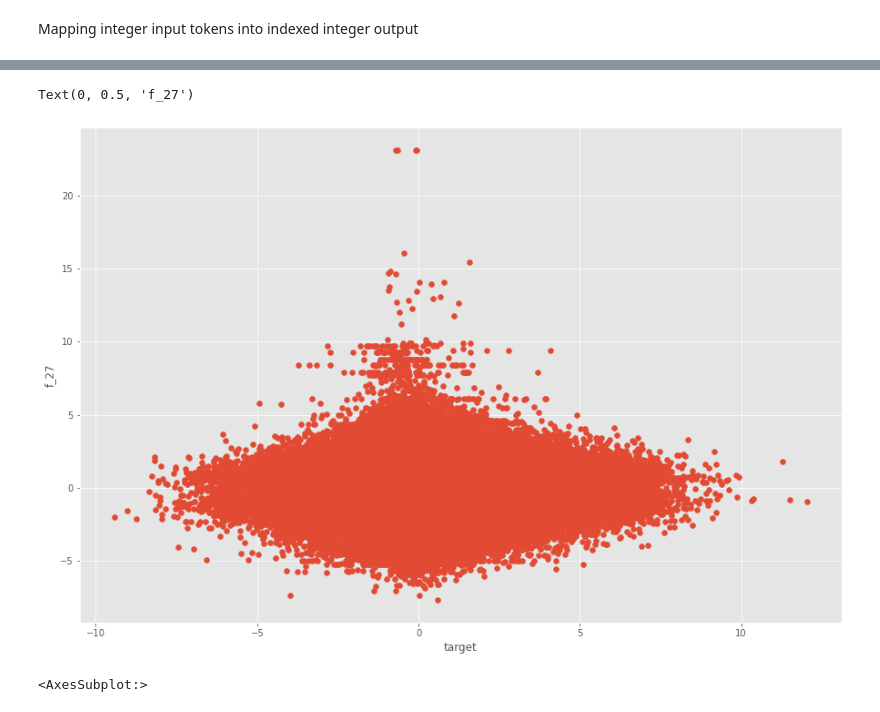
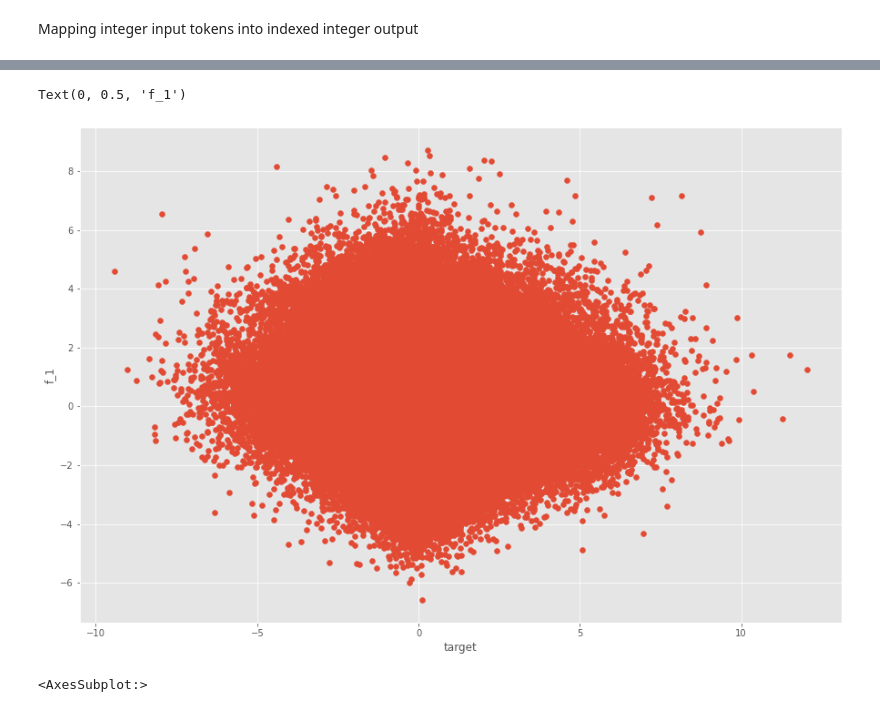
Before and after one commit to denniesbor/module2, a Jupyter notebook: DKB_Ubuquant-market-prediction-dsi.ipynb, the cells around one changed output, grey strips where cells are left out. Saved outputs shown, nothing was run; the diff lists cells and outputs as text; code cells hidden in the pictures.

```diff
--- a/DKB_Ubuquant-market-prediction-dsi.ipynb
+++ b/DKB_Ubuquant-market-prediction-dsi.ipynb
@@ -143,11 +249,14 @@ Mapping integer input tokens into indexed integer output
 # %%
 #  plot a  random feature against the target
+
 feature =columns[np.random.randint(0,len(columns))]
+
+
 plt.figure(figsize=(15, 10))
-plt.scatter(train['target'],train[feature])
+plt.scatter(train['target'],train['f_1'])
 plt.xlabel('target')
-plt.ylabel(feature)
+plt.ylabel('f_1')
 # %% [output]
-Text(0, 0.5, 'f_27')
+Text(0, 0.5, 'f_1')
-[figure, old version]
+[figure, new version]
 # %%
```
Also changed, not shown: parts of 42 cells of this notebook.
